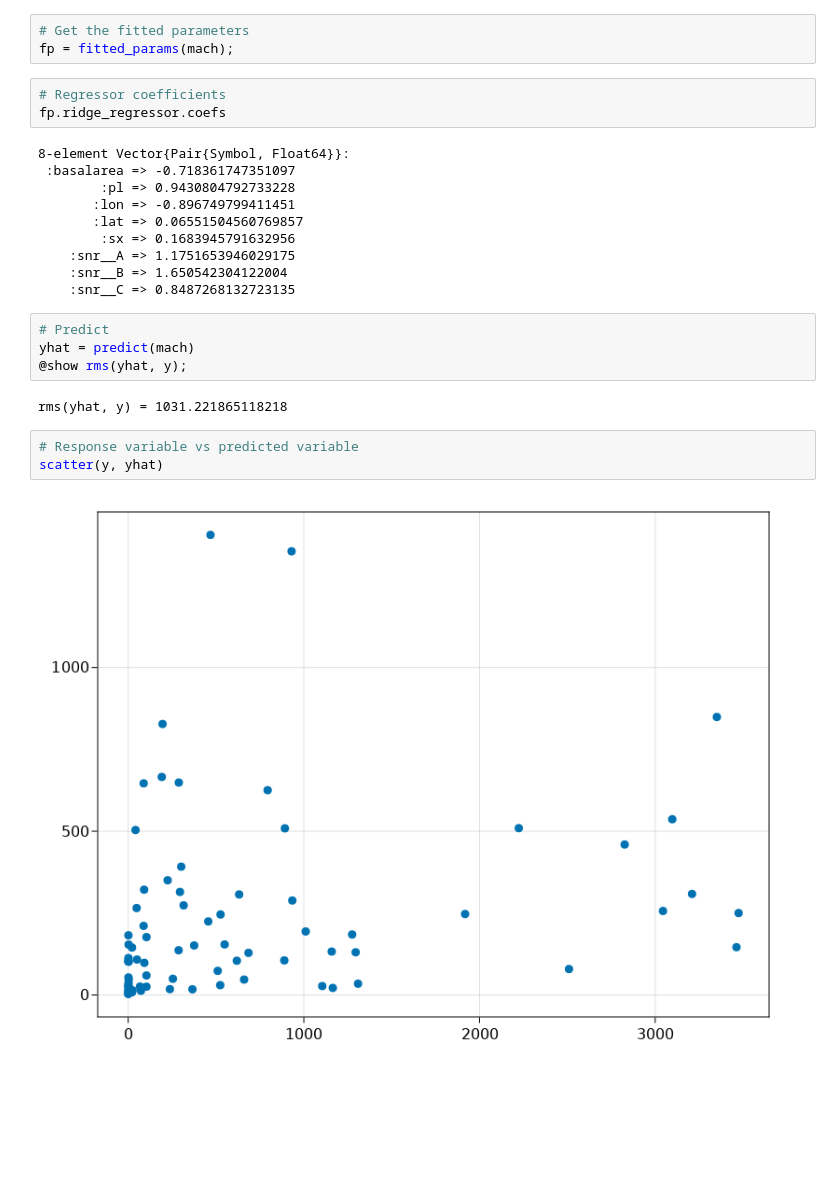
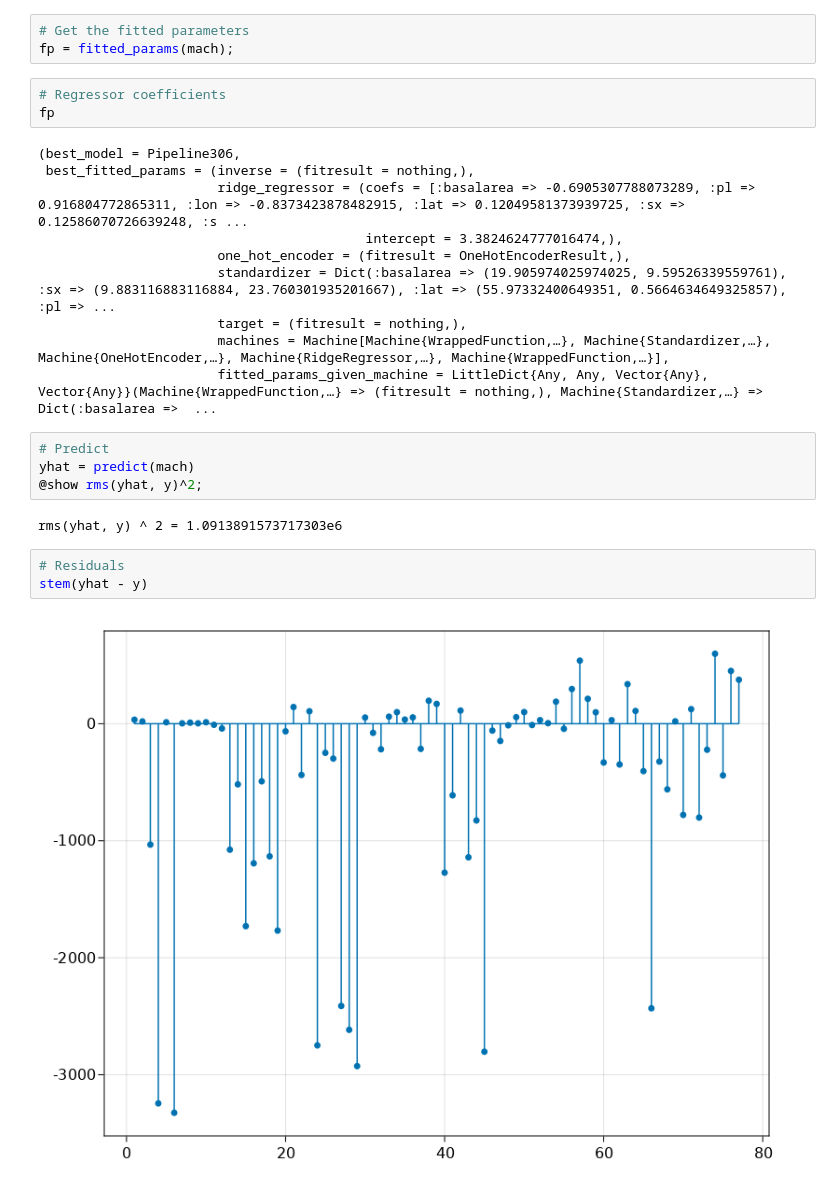
Before and after one commit to julionovoa/jl-sandbox, a Jupyter notebook: code/a-simple-mlj-workflow.ipynb, the cells around one changed output. Drawn from its saved outputs; the diff is of its cells as text; blank space fills up the shorter version.

```diff
--- a/code/a-simple-mlj-workflow.ipynb
+++ b/code/a-simple-mlj-workflow.ipynb
@@ -70,28 +67,28 @@ fit!(mach);
 fp = fitted_params(mach);
 # %%
 # Regressor coefficients
-fp.ridge_regressor.coefs
+fp
 # %% [output]
-8-element Vector{Pair{Symbol, Float64}}:
- :basalarea => -0.718361747351097
-        :pl => 0.9430804792733228
-       :lon => -0.896749799411451
-       :lat => 0.06551504560769857
-        :sx => 0.1683945791632956
-    :snr__A => 1.1751653946029175
-    :snr__B => 1.650542304122004
-    :snr__C => 0.8487268132723135
+(best_model = Pipeline306,
+ best_fitted_params = (inverse = (fitresult = nothing,),
+                       ridge_regressor = (coefs = [:basalarea => -0.6905307788073289, :pl => 0.916804772865311, :lon => -0.8373423878482915, :lat => 0.12049581373939725, :sx => 0.12586070726639248, :s ...
+                                          intercept = 3.3824624777016474,),
+                       one_hot_encoder = (fitresult = OneHotEncoderResult,),
+                       standardizer = Dict(:basalarea => (19.905974025974025, 9.59526339559761), :sx => (9.883116883116884, 23.760301935201667), :lat => (55.97332400649351, 0.5664634649325857), :pl => ...
+                       target = (fitresult = nothing,),
+                       machines = Machine[Machine{WrappedFunction,…}, Machine{Standardizer,…}, Machine{OneHotEncoder,…}, Machine{RidgeRegressor,…}, Machine{WrappedFunction,…}],
+                       fitted_params_given_machine = LittleDict{Any, Any, Vector{Any}, Vector{Any}}(Machine{WrappedFunction,…} => (fitresult = nothing,), Machine{Standardizer,…} => Dict(:basalarea =>  ...
 # %%
 # Predict
 yhat = predict(mach)
-@show rms(yhat, y);
+@show rms(yhat, y)^2;
 # %% [output]
-rms(yhat, y) = 1031.221865118218
+rms(yhat, y) ^ 2 = 1.0913891573717303e6
-# %%
-# Response variable vs predicted variable
-scatter(y, yhat)
-# %% [output]
-[figure, removed]
+# %%
+# Residuals
+stem(yhat - y)
+# %% [output]
+[figure, added]
 # %%
 # Residuals density
 density(yhat - y)
```
Also changed, not shown: parts of 2 cells of this notebook.
